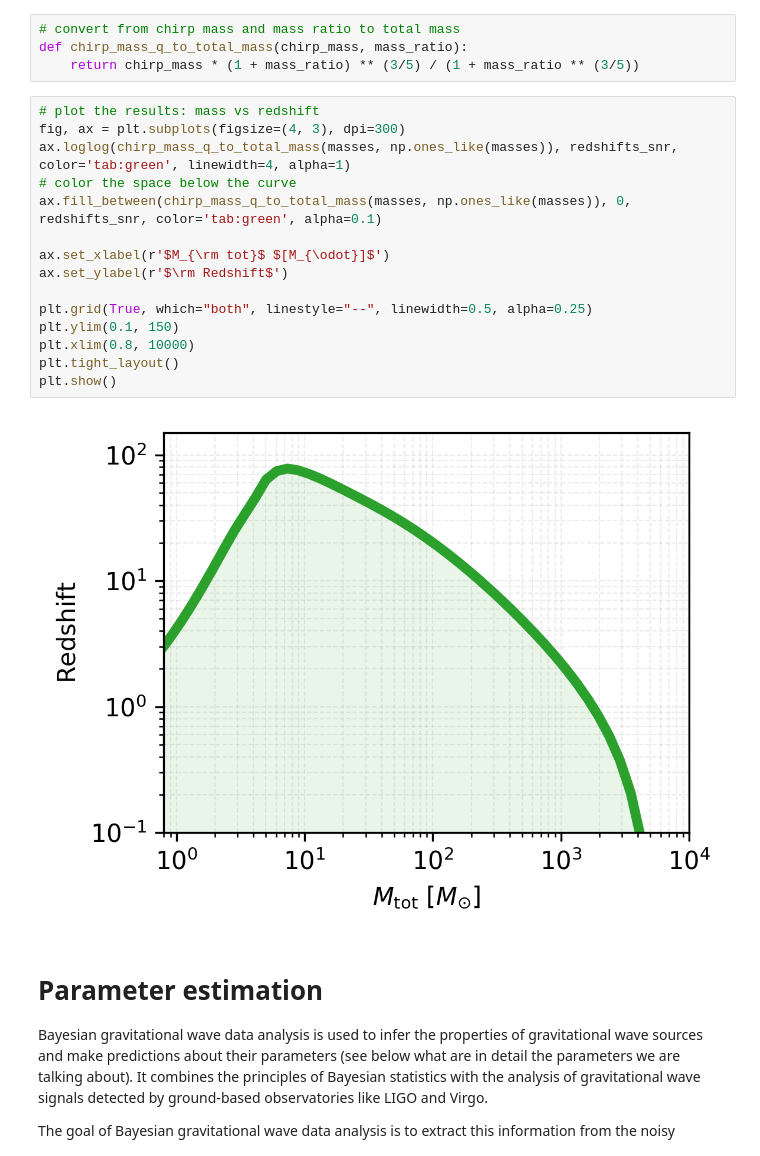
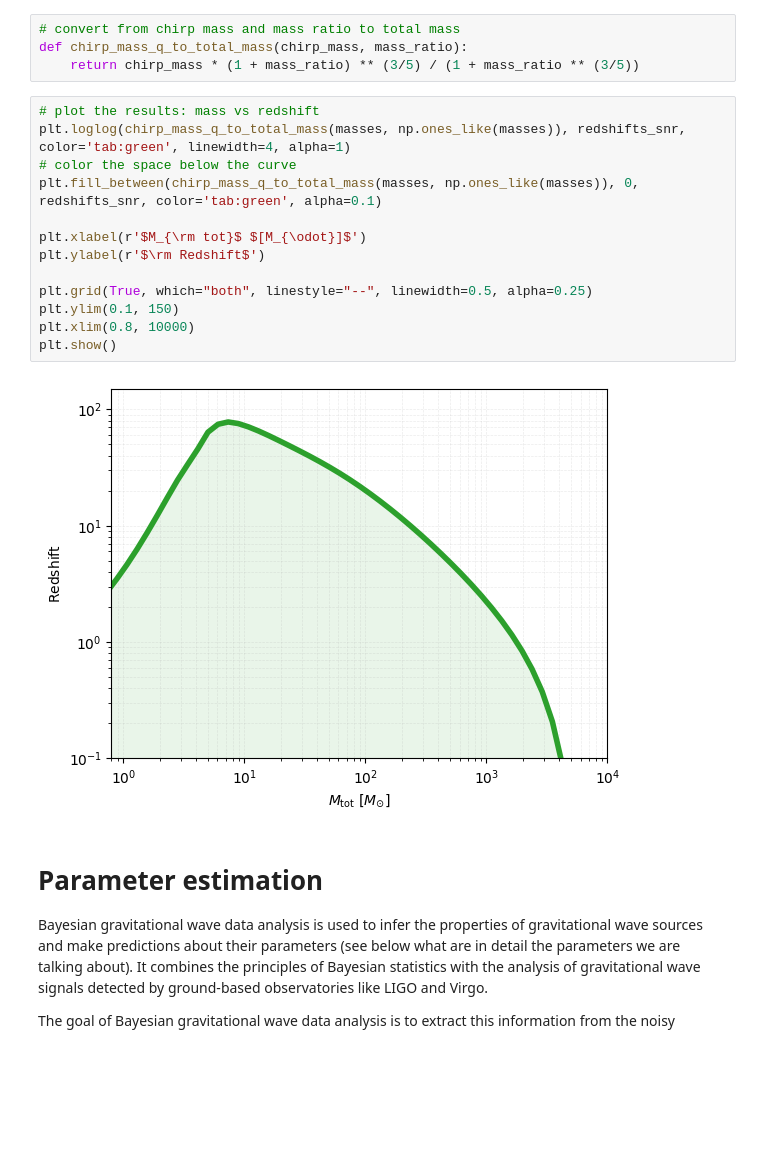
Before and after one commit to u-dupletsa/ISAPP2025, a Jupyter notebook: gw_metrics_tutorial.ipynb, the cells around one changed output. Saved outputs shown, nothing was run; the diff lists cells and outputs as text; blank space fills up the shorter version.

Commit message:
updated layout

```diff
--- a/gw_metrics_tutorial.ipynb
+++ b/gw_metrics_tutorial.ipynb
@@ -390,21 +390,19 @@ def chirp_mass_q_to_total_mass(chirp_mass, mass_ratio):
     return chirp_mass * (1 + mass_ratio) ** (3/5) / (1 + mass_ratio ** (3/5))
 # %%
 # plot the results: mass vs redshift
-fig, ax = plt.subplots(figsize=(4, 3), dpi=300)
-ax.loglog(chirp_mass_q_to_total_mass(masses, np.ones_like(masses)), redshifts_snr, color='tab:green', linewidth=4, alpha=1)
+plt.loglog(chirp_mass_q_to_total_mass(masses, np.ones_like(masses)), redshifts_snr, color='tab:green', linewidth=4, alpha=1)
 # color the space below the curve
-ax.fill_between(chirp_mass_q_to_total_mass(masses, np.ones_like(masses)), 0, redshifts_snr, color='tab:green', alpha=0.1)
+plt.fill_between(chirp_mass_q_to_total_mass(masses, np.ones_like(masses)), 0, redshifts_snr, color='tab:green', alpha=0.1)
 
-ax.set_xlabel(r'$M_{\rm tot}$ $[M_{\odot}]$')
-ax.set_ylabel(r'$\rm Redshift$')
+plt.xlabel(r'$M_{\rm tot}$ $[M_{\odot}]$')
+plt.ylabel(r'$\rm Redshift$')
 
 plt.grid(True, which="both", linestyle="--", linewidth=0.5, alpha=0.25)
 plt.ylim(0.1, 150)
 plt.xlim(0.8, 10000)
-plt.tight_layout()
 plt.show()
 # %% [output]
-[figure, old version]
+[figure, new version]
 # %% [markdown]
 # Parameter estimation
 Bayesian gravitational wave data analysis is used to infer the properties of gravitational wave sources and make predictions about their parameters (see below what are in detail the parameters we are talking about). It combines the principles of Bayesian statistics with the analysis of gravitational wave signals detected by ground-based observatories like LIGO and Virgo.
```
Also changed, not shown: parts of 2 cells of this notebook.
